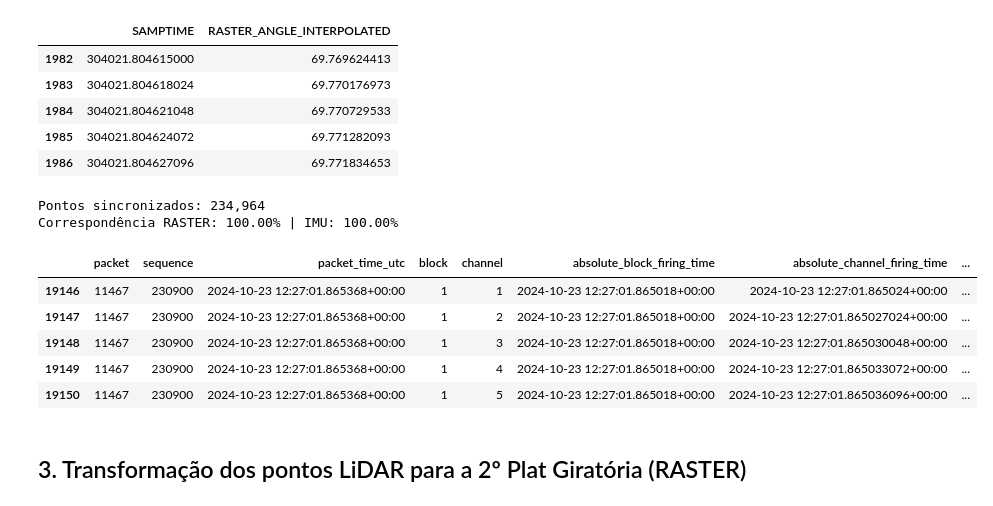
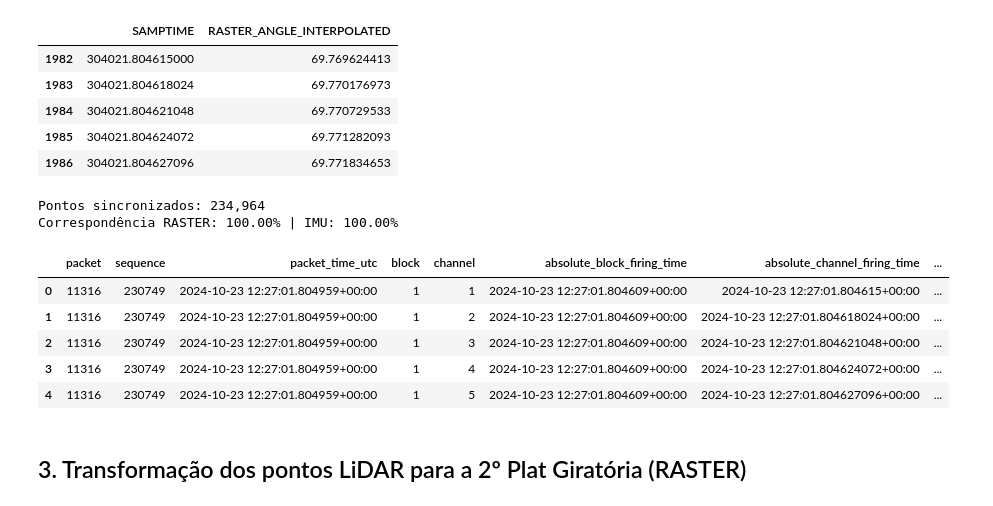
Before and after one commit to HumbertoDiego/LevantamentoLidarIME, a Jupyter notebook: 03_Exploracao_TRANSFORMS.ipynb, the cells around one changed output. Drawn from its saved outputs; the diff is of its cells as text; code cells hidden in the pictures.

```diff
--- a/03_Exploracao_TRANSFORMS.ipynb
+++ b/03_Exploracao_TRANSFORMS.ipynb
@@ -482,42 +471,39 @@ dados_sincronizados = pd.merge_asof(
     tolerance=raster_tolerance_s,
 )
 dados_sincronizados = pd.merge_asof(
     dados_sincronizados,
     imu_temporal,
     left_on="SAMPTIME",
     right_on="IMU_SAMPTIME",
     direction="nearest",
     tolerance=imu_tolerance_s,
 )
 
 dados_sincronizados["RASTER_TIME_ERROR_S"] = (
     dados_sincronizados["SAMPTIME"]
     - dados_sincronizados["RASTER_SAMPTIME"]
 ).abs()
 dados_sincronizados["IMU_TIME_ERROR_S"] = (
     dados_sincronizados["SAMPTIME"]
     - dados_sincronizados["IMU_SAMPTIME"]
 ).abs()
 
 taxa_raster = dados_sincronizados["RASTER_SAMPTIME"].notna().mean()
 taxa_imu = dados_sincronizados["IMU_SAMPTIME"].notna().mean()
 print(f"Pontos sincronizados: {len(dados_sincronizados):,}")
 print(f"Correspondência RASTER: {taxa_raster:.2%} | IMU: {taxa_imu:.2%}")
 pd.set_option('display.max_columns', None)
 
-primeiro_pacote = dados_sincronizados["packet"].min()
-dados_sincronizados_1 = dados_sincronizados[ (dados_sincronizados["packet"] > primeiro_pacote+150) & (dados_sincronizados["packet"] <= primeiro_pacote+350)]
-dados_sincronizados_2 = dados_sincronizados[ (dados_sincronizados["packet"] > primeiro_pacote+350) & (dados_sincronizados["packet"] <= primeiro_pacote+550)]
-display(dados_sincronizados_1.head())
+display(dados_sincronizados.head())
 # %% [output]
 Pontos sincronizados: 234,964
 Correspondência RASTER: 100.00% | IMU: 100.00%
 |  | packet | sequence | packet_time_utc | block | channel | absolute_block_firing_time | absolute_channel_firing_time | ... |
-| 19146 | 11467 | 230900 | 2024-10-23 12:27:01.865368+00:00 | 1 | 1 | 2024-10-23 12:27:01.865018+00:00 | 2024-10-23 12:27:01.865024+00:00 | ... |
-| 19147 | 11467 | 230900 | 2024-10-23 12:27:01.865368+00:00 | 1 | 2 | 2024-10-23 12:27:01.865018+00:00 | 2024-10-23 12:27:01.865027024+00:00 | ... |
-| 19148 | 11467 | 230900 | 2024-10-23 12:27:01.865368+00:00 | 1 | 3 | 2024-10-23 12:27:01.865018+00:00 | 2024-10-23 12:27:01.865030048+00:00 | ... |
-| 19149 | 11467 | 230900 | 2024-10-23 12:27:01.865368+00:00 | 1 | 4 | 2024-10-23 12:27:01.865018+00:00 | 2024-10-23 12:27:01.865033072+00:00 | ... |
-| 19150 | 11467 | 230900 | 2024-10-23 12:27:01.865368+00:00 | 1 | 5 | 2024-10-23 12:27:01.865018+00:00 | 2024-10-23 12:27:01.865036096+00:00 | ... |
+| 0 | 11316 | 230749 | 2024-10-23 12:27:01.804959+00:00 | 1 | 1 | 2024-10-23 12:27:01.804609+00:00 | 2024-10-23 12:27:01.804615+00:00 | ... |
+| 1 | 11316 | 230749 | 2024-10-23 12:27:01.804959+00:00 | 1 | 2 | 2024-10-23 12:27:01.804609+00:00 | 2024-10-23 12:27:01.804618024+00:00 | ... |
+| 2 | 11316 | 230749 | 2024-10-23 12:27:01.804959+00:00 | 1 | 3 | 2024-10-23 12:27:01.804609+00:00 | 2024-10-23 12:27:01.804621048+00:00 | ... |
+| 3 | 11316 | 230749 | 2024-10-23 12:27:01.804959+00:00 | 1 | 4 | 2024-10-23 12:27:01.804609+00:00 | 2024-10-23 12:27:01.804624072+00:00 | ... |
+| 4 | 11316 | 230749 | 2024-10-23 12:27:01.804959+00:00 | 1 | 5 | 2024-10-23 12:27:01.804609+00:00 | 2024-10-23 12:27:01.804627096+00:00 | ... |
 # %% [markdown]
 ## 3. Transformação dos pontos LiDAR para a 2º Plat Giratória (RASTER)
 # %%
```
Also changed, not shown: parts of 20 cells of this notebook, 6 other files.
